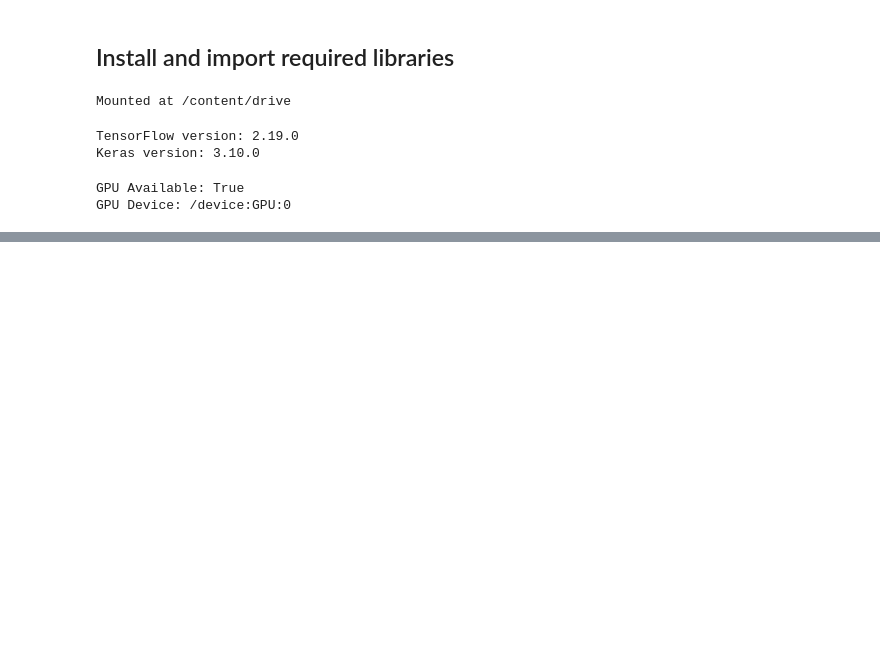
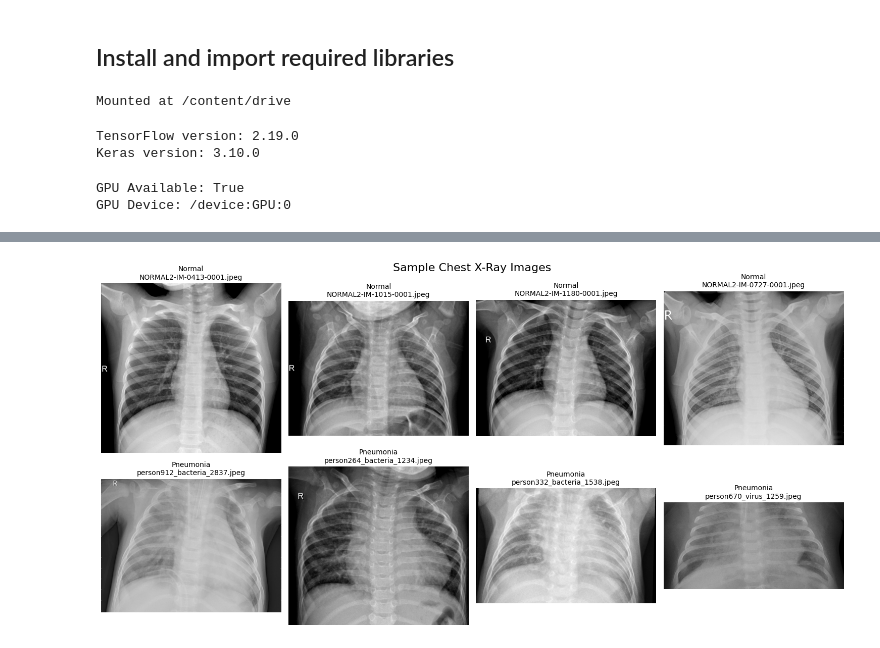
Before and after one commit to Y4-Deep-Learning-Assignment/Pneumonia-_Detection, a Jupyter notebook: EfficientNetB0.ipynb, the cells around one changed output, grey strips where cells are left out. Saved outputs shown, nothing was run; the diff lists cells and outputs as text; code cells hidden in the pictures; blank space fills up the shorter version.

```diff
--- a/EfficientNetB0.ipynb
+++ b/EfficientNetB0.ipynb
@@ -70,0 +155,35 @@ GPU Device: /device:GPU:0
+# %%
+# Visualize sample images
+def visualize_samples():
+    """Display sample images from both classes"""
+    fig, axes = plt.subplots(2, 4, figsize=(15, 8))
+
+    # Normal samples
+    normal_path = os.path.join(train_path, 'NORMAL')
+    normal_images = [f for f in os.listdir(normal_path) if f.endswith(('.jpeg', '.jpg', '.png'))][:4]
+
+    for i, img_name in enumerate(normal_images):
+        img_path = os.path.join(normal_path, img_name)
+        img = plt.imread(img_path)
+        axes[0, i].imshow(img, cmap='gray')
+        axes[0, i].set_title(f'Normal\n{img_name}', fontsize=10)
+        axes[0, i].axis('off')
+
+    # Pneumonia samples
+    pneumonia_path = os.path.join(train_path, 'PNEUMONIA')
+    pneumonia_images = [f for f in os.listdir(pneumonia_path) if f.endswith(('.jpeg', '.jpg', '.png'))][:4]
+
+    for i, img_name in enumerate(pneumonia_images):
+        img_path = os.path.join(pneumonia_path, img_name)
+        img = plt.imread(img_path)
+        axes[1, i].imshow(img, cmap='gray')
+        axes[1, i].set_title(f'Pneumonia\n{img_name}', fontsize=10)
+        axes[1, i].axis('off')
+
+    plt.suptitle('Sample Chest X-Ray Images', fontsize=16, y=0.95)
+    plt.tight_layout()
+    plt.show()
+
+visualize_samples()
+# %% [output]
+[figure, added]
```
Also changed, not shown: parts of 4 cells of this notebook.
